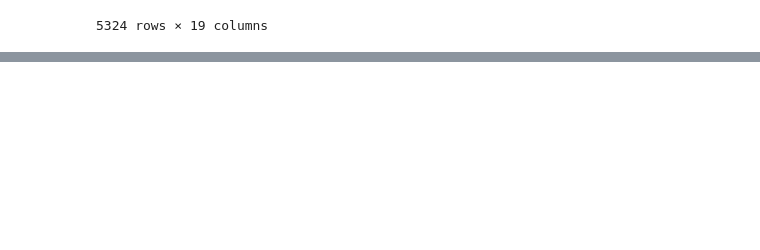
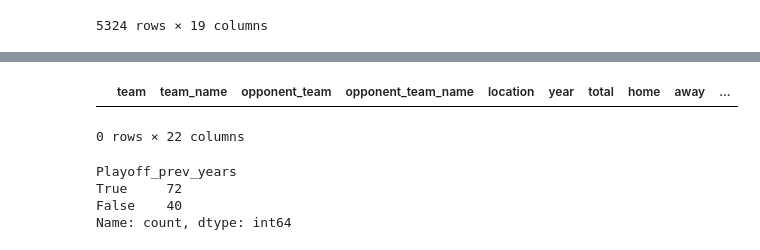
Before and after one commit to Qingwen-Zeng/Model-Based-Machine-Learning-Project, a Jupyter notebook: notebooks/try_notebook.ipynb, the cells around one changed output, grey strips where cells are left out. Cells and saved outputs as stored; diff of their text form; code cells hidden in the pictures; blank space fills up the shorter version.

```diff
--- a/notebooks/try_notebook.ipynb
+++ b/notebooks/try_notebook.ipynb
@@ -260,0 +352,12 @@ df_games
+# %%
+df_pats
+# %% [output]
+|  | team | team_name | opponent_team | opponent_team_name | location | year | total | home | away | ... |
+0 rows × 22 columns
+# %%
+df_pats['Playoff_prev_years'].value_counts()
+# %% [output]
+Playoff_prev_years
+True     72
+False    40
+Name: count, dtype: int64
```
Also changed, not shown: parts of 22 cells of this notebook, 2 other files.
